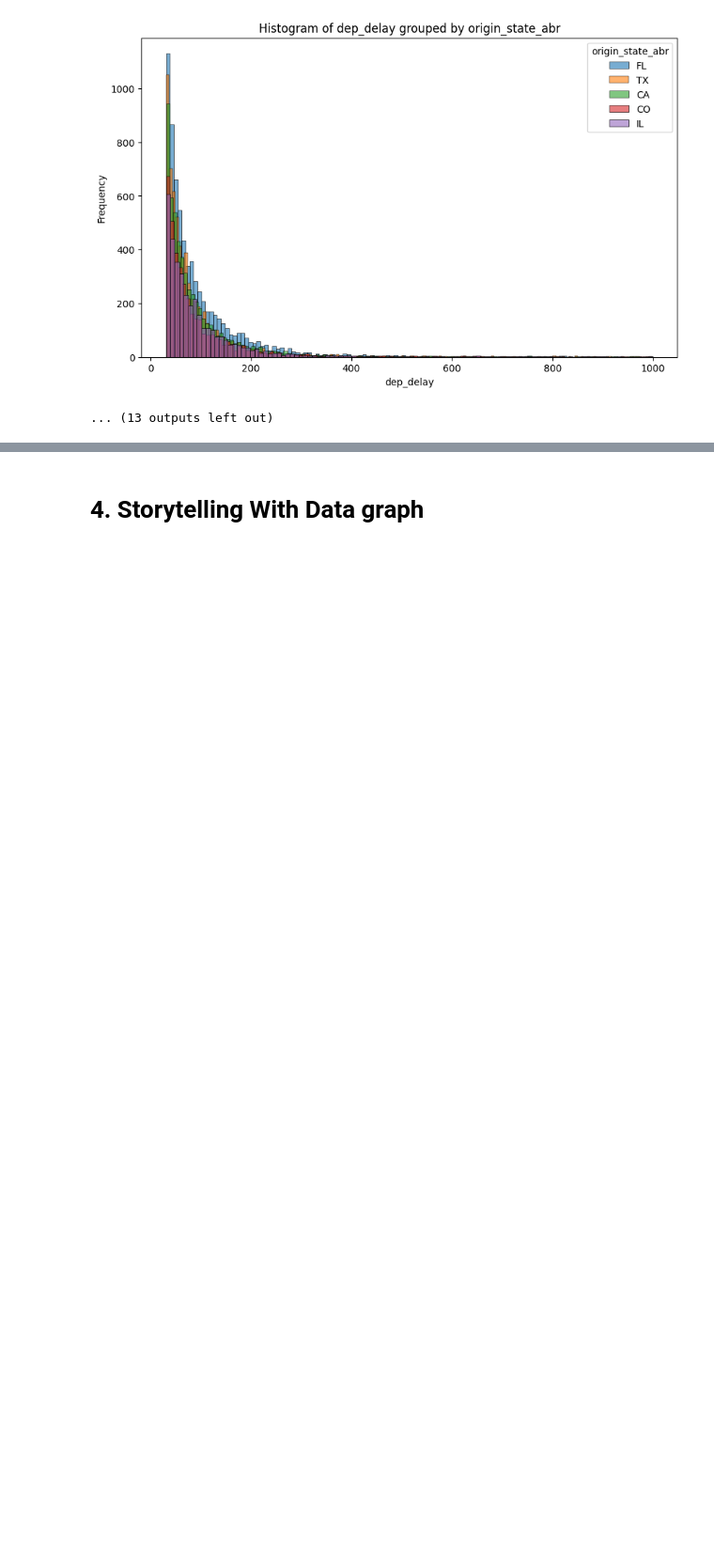
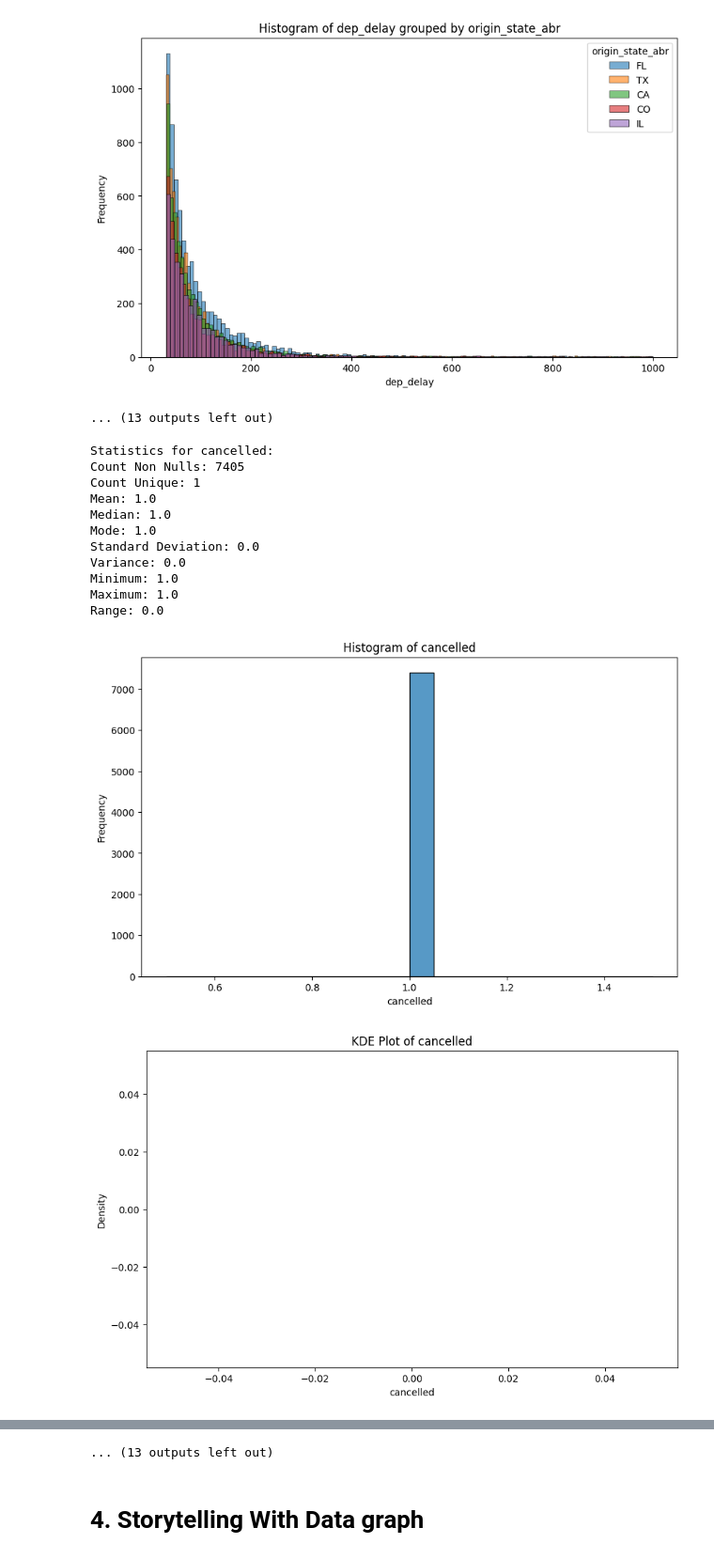
Before and after one commit to tbrantinghamBU/699-Personal, a Jupyter notebook: OMDS-ModB2-Week4-Brantingham-Tyler.ipynb, the cells around one changed output, grey strips where cells are left out. Shown at 94% size. Saved outputs shown, nothing was run; the diff lists cells and outputs as text; code cells hidden in the pictures; blank space fills up the shorter version.

```diff
--- a/OMDS-ModB2-Week4-Brantingham-Tyler.ipynb
+++ b/OMDS-ModB2-Week4-Brantingham-Tyler.ipynb
@@ -590,3 +612,20 @@ Range: 969.0
 [figure]
 [figure]
 ... (13 outputs left out)
+# %%
+analyze_column(df[(df["cancelled"]==1)],
+                  'cancelled', sample_amt=100, output_to_pdf=False)
+# %% [output]
+Statistics for cancelled:
+Count Non Nulls: 7405
+Count Unique: 1
+Mean: 1.0
+Median: 1.0
+Mode: 1.0
+Standard Deviation: 0.0
+Variance: 0.0
+Minimum: 1.0
+Maximum: 1.0
+Range: 0.0
+[figure, added]
+[figure, added]
@@ -593,3 +641,4 @@ Range: 969.0
+... (13 outputs left out)
 # %% [markdown]
 # 4. Storytelling With Data graph
 # %% [markdown]
```
Also changed, not shown: parts of 6 cells of this notebook, 1 other file.
